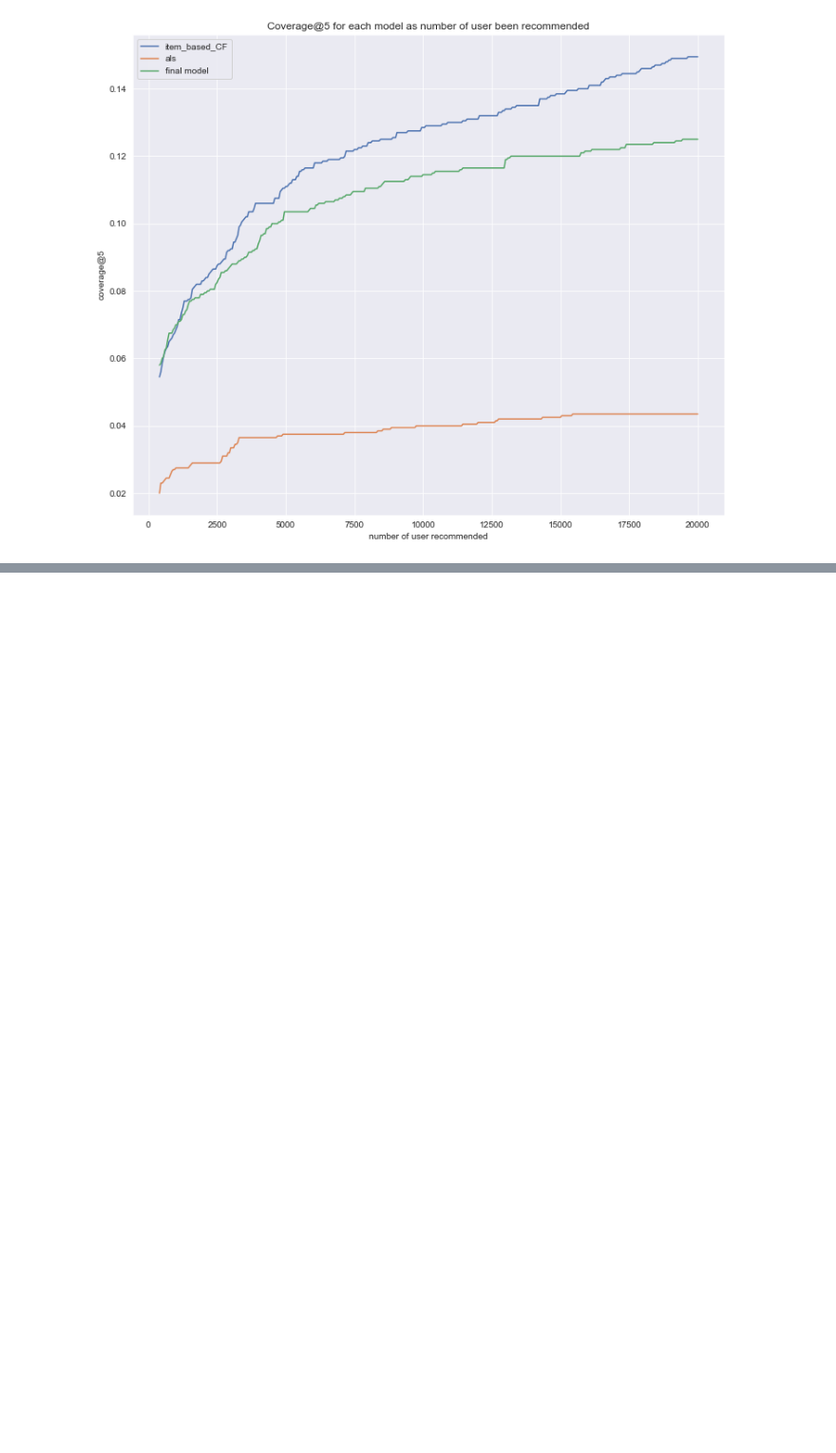
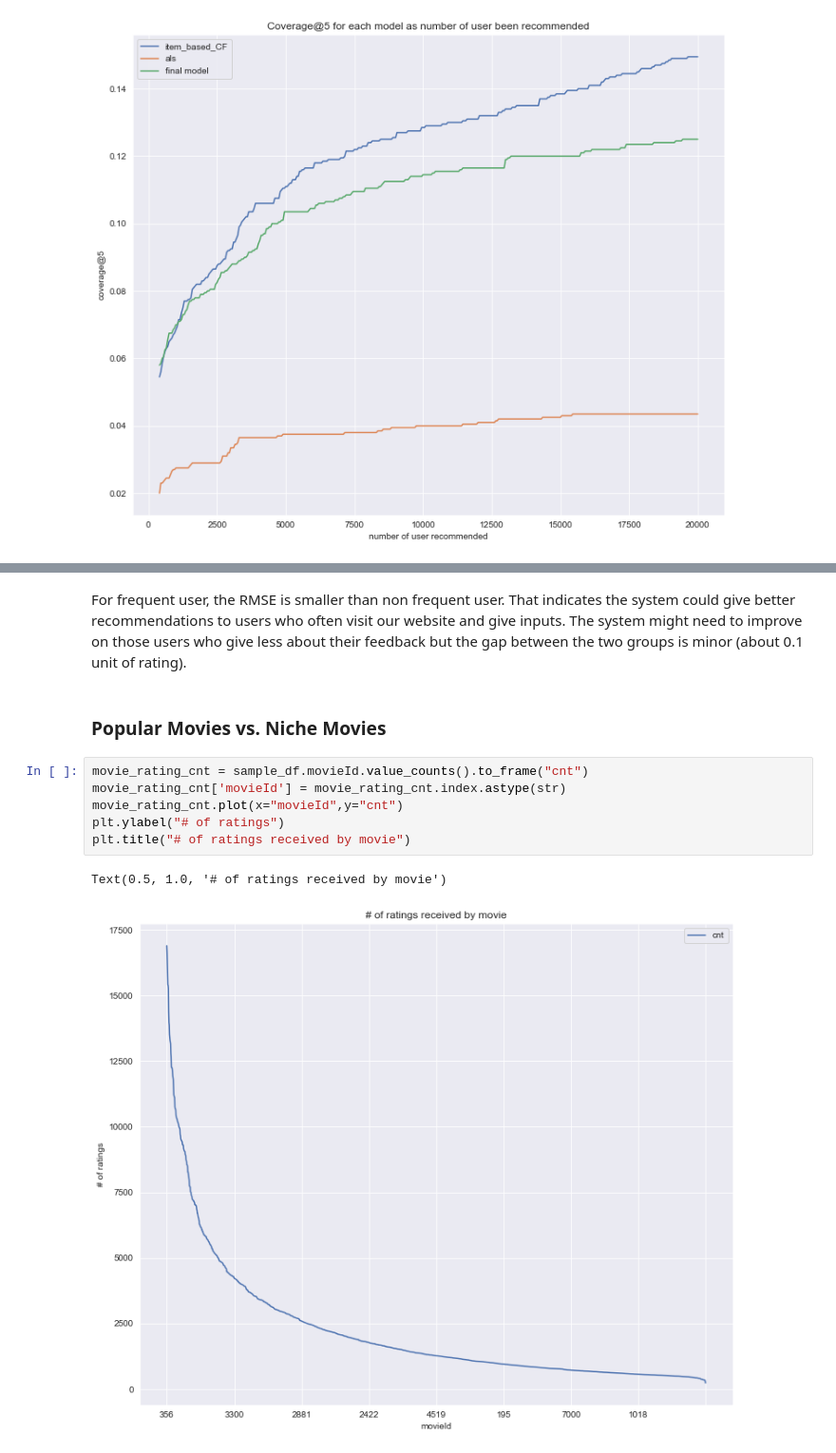
Before and after one commit to syeehyn/personalization-system, a Jupyter notebook: notebook/final_report.ipynb, the cells around one changed output, grey strips where cells are left out. Shown at 95% size. Cells and saved outputs as stored; diff of their text form; blank space fills up the shorter version.

```diff
--- a/notebook/final_report.ipynb
+++ b/notebook/final_report.ipynb
@@ -1276,0 +1382,13 @@ how many genre covered for each user
+# %% [markdown]
+For frequent user, the RMSE is smaller than non frequent user. That indicates the system could give better recommendations to users who often visit our website and give inputs. The system might need to improve on those users who give less about their feedback but the gap between the two groups is minor (about 0.1 unit of rating).
+# %% [markdown]
+### Popular Movies vs. Niche Movies
+# %%
+movie_rating_cnt = sample_df.movieId.value_counts().to_frame("cnt")
+movie_rating_cnt['movieId'] = movie_rating_cnt.index.astype(str)
+movie_rating_cnt.plot(x="movieId",y="cnt")
+plt.ylabel("# of ratings")
+plt.title("# of ratings received by movie")
+# %% [output]
+Text(0.5, 1.0, '# of ratings received by movie')
+[figure, added]
```
Also changed, not shown: parts of 69 cells of this notebook, 16 other files.
